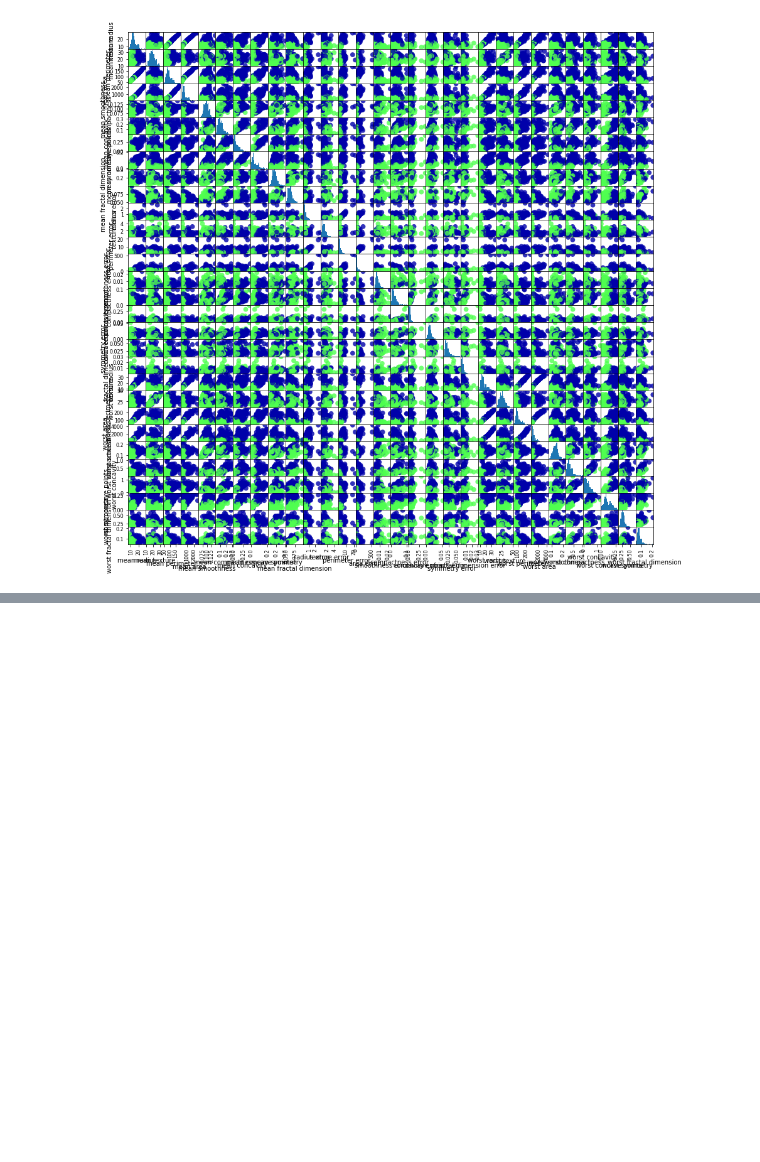
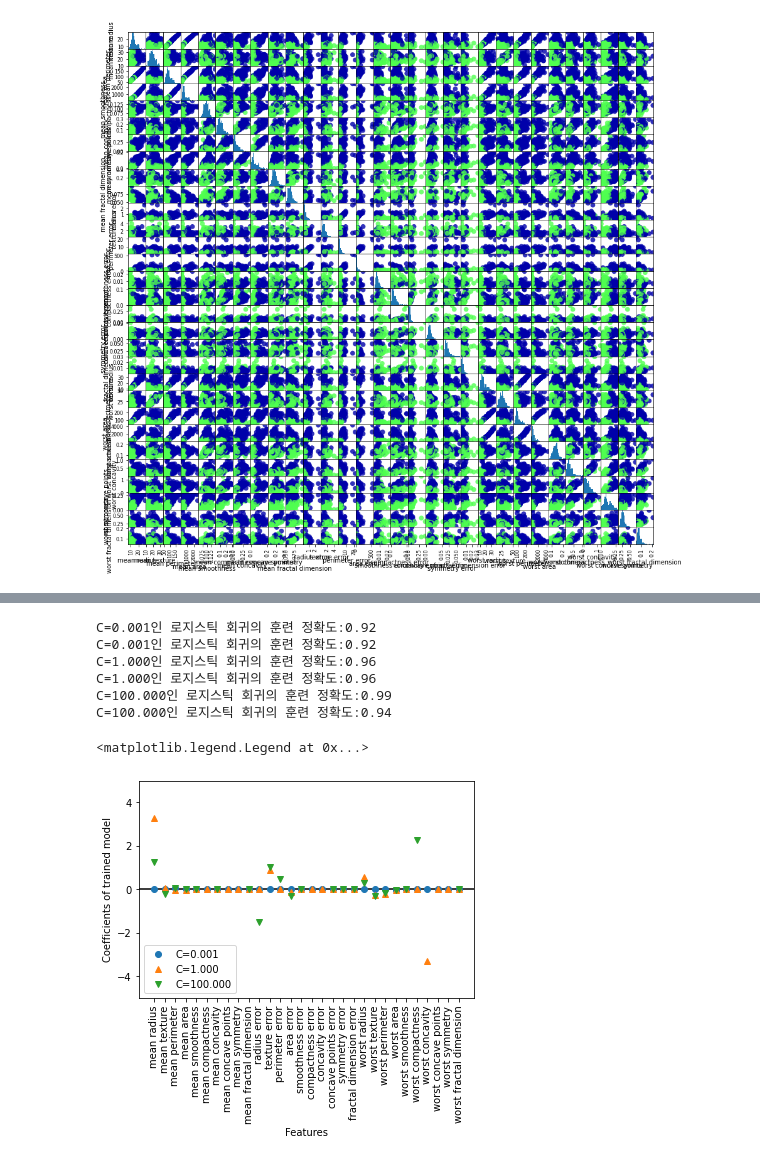
Before and after one commit to Homericgalley/Machine_Learning, a Jupyter notebook: 7주차_Logistic_Regression.ipynb, the cells around one changed output, grey strips where cells are left out. Drawn from its saved outputs; the diff is of its cells as text; code cells hidden in the pictures; blank space fills up the shorter version.

```diff
--- a/7주차_Logistic_Regression.ipynb
+++ b/7주차_Logistic_Regression.ipynb
@@ -322,0 +338,28 @@ array([[<matplotlib.axes._subplots.AxesSubplot object at 0x...>,
+# %%
+# 유방암 데이터셋에 가긱 다른 C값을 사용하여 만든 로지스틱 회귀의 계수 (예: L1 규제)
+# => Logistic Regression을 L1 규제 값으로 setting 하여 코드를 구성해본다(?)라는 개념이 아닐까 생각이 든다.
+
+for C, marker in zip([0.001,1,100],['o','^','v']):
+  lr_l1 = LogisticRegression(solver='liblinear', C=C, penalty = "l1", max_iter = 1000).fit(X_train, y_train)
+  print("C={:.3f}인 로지스틱 회귀의 훈련 정확도:{:.2f}".format(C,lr_l1.score(X_train,y_train)))
+  print("C={:.3f}인 로지스틱 회귀의 훈련 정확도:{:.2f}".format(C,lr_l1.score(X_test,y_test)))
+  plt.plot(lr_l1.coef_.T, marker, label="C={:.3f}".format(C))
+
+plt.xticks(range(cancer_dataset.data.shape[1]),cancer_dataset.feature_names,rotation=90)
+xlims=plt.xlim()
+plt.hlines(0,xlims[0],xlims[1])
+plt.xlim(xlims)
+plt.xlabel("Features")
+plt.ylabel("Coefficients of trained model")
+
+plt.ylim(-5,5)
+plt.legend(loc=3)
+# %% [output]
+C=0.001인 로지스틱 회귀의 훈련 정확도:0.92
+C=0.001인 로지스틱 회귀의 훈련 정확도:0.92
+C=1.000인 로지스틱 회귀의 훈련 정확도:0.96
+C=1.000인 로지스틱 회귀의 훈련 정확도:0.96
+C=100.000인 로지스틱 회귀의 훈련 정확도:0.99
+C=100.000인 로지스틱 회귀의 훈련 정확도:0.94
+<matplotlib.legend.Legend at 0x...>
+[figure, added]
```
Also changed, not shown: parts of 3 cells of this notebook.
